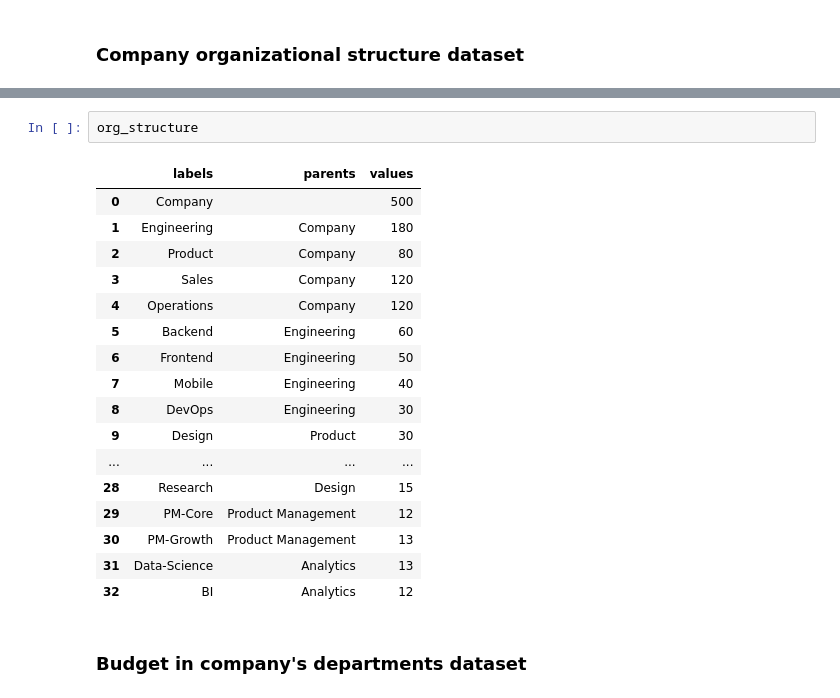
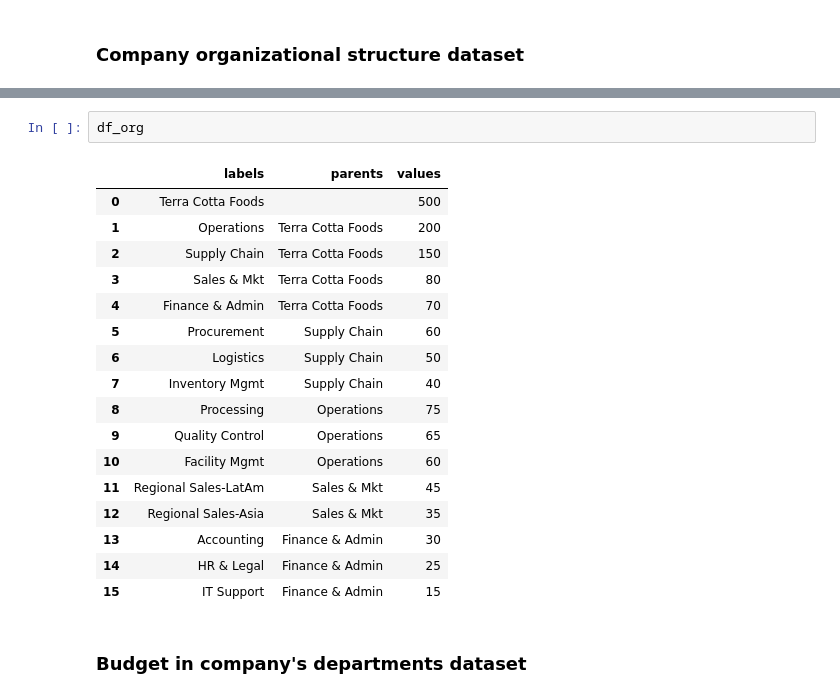
Before and after one commit to monroyminerodiego/visualization-tools-IX, a Jupyter notebook: ML/U2/PortfolioU2/01_hierarchical_analysis_part2.ipynb, the cells around one changed output, grey strips where cells are left out. Saved outputs shown, nothing was run; the diff lists cells and outputs as text.

```diff
--- a/ML/U2/PortfolioU2/01_hierarchical_analysis_part2.ipynb
+++ b/ML/U2/PortfolioU2/01_hierarchical_analysis_part2.ipynb
@@ -86,23 +299,23 @@ Distribucion por Departamento Principal:
 # %%
-org_structure
+df_org
 # %% [output]
 |  | labels | parents | values |
-| 0 | Company |  | 500 |
-| 1 | Engineering | Company | 180 |
-| 2 | Product | Company | 80 |
-| 3 | Sales | Company | 120 |
-| 4 | Operations | Company | 120 |
-| 5 | Backend | Engineering | 60 |
-| 6 | Frontend | Engineering | 50 |
-| 7 | Mobile | Engineering | 40 |
-| 8 | DevOps | Engineering | 30 |
-| 9 | Design | Product | 30 |
-| ... | ... | ... | ... |
-| 28 | Research | Design | 15 |
-| 29 | PM-Core | Product Management | 12 |
-| 30 | PM-Growth | Product Management | 13 |
-| 31 | Data-Science | Analytics | 13 |
-| 32 | BI | Analytics | 12 |
+| 0 | Terra Cotta Foods |  | 500 |
+| 1 | Operations | Terra Cotta Foods | 200 |
+| 2 | Supply Chain | Terra Cotta Foods | 150 |
+| 3 | Sales & Mkt | Terra Cotta Foods | 80 |
+| 4 | Finance & Admin | Terra Cotta Foods | 70 |
+| 5 | Procurement | Supply Chain | 60 |
+| 6 | Logistics | Supply Chain | 50 |
+| 7 | Inventory Mgmt | Supply Chain | 40 |
+| 8 | Processing | Operations | 75 |
+| 9 | Quality Control | Operations | 65 |
+| 10 | Facility Mgmt | Operations | 60 |
+| 11 | Regional Sales-LatAm | Sales & Mkt | 45 |
+| 12 | Regional Sales-Asia | Sales & Mkt | 35 |
+| 13 | Accounting | Finance & Admin | 30 |
+| 14 | HR & Legal | Finance & Admin | 25 |
+| 15 | IT Support | Finance & Admin | 15 |
 # %% [markdown]
 ### **Budget in company's departments dataset**
 # %%
```
Also changed, not shown: parts of 15 cells of this notebook, 1 other file.
